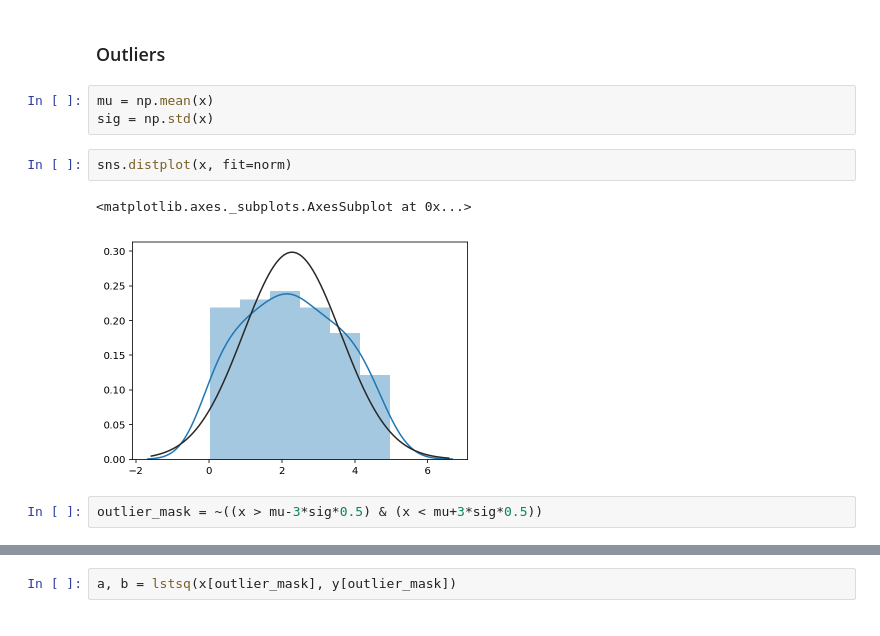
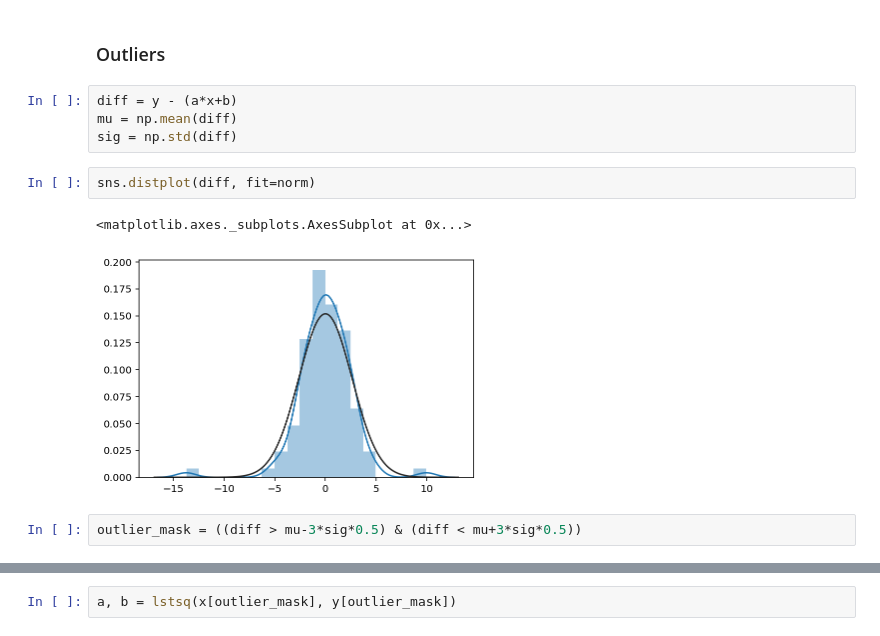
Before and after one commit to bolotyuh/projector, a Jupyter notebook: calculus/hw-3/HW-3.ipynb, the cells around one changed output, grey strips where cells are left out. Cells and saved outputs as stored; diff of their text form.

Commit message:
Fix outlier detection

```diff
--- a/calculus/hw-3/HW-3.ipynb
+++ b/calculus/hw-3/HW-3.ipynb
@@ -95,15 +95,16 @@ mean_squared_error(y, a*x+b)
 # %% [markdown]
 ### Outliers
 # %%
-mu = np.mean(x)
-sig = np.std(x)
+diff = y - (a*x+b)
+mu = np.mean(diff)
+sig = np.std(diff)
 # %%
-sns.distplot(x, fit=norm)
+sns.distplot(diff, fit=norm)
 # %% [output]
 <matplotlib.axes._subplots.AxesSubplot at 0x...>
-[figure, old version]
+[figure, new version]
 # %%
-outlier_mask = ~((x > mu-3*sig*0.5) & (x < mu+3*sig*0.5))
+outlier_mask = ((diff > mu-3*sig*0.5) & (diff < mu+3*sig*0.5))
 # %%
 plt.scatter(x[~outlier_mask], y[~outlier_mask], c='red', marker='*')
 plt.scatter(x[outlier_mask], y[outlier_mask])
```
Also changed, not shown: parts of 7 cells of this notebook.
